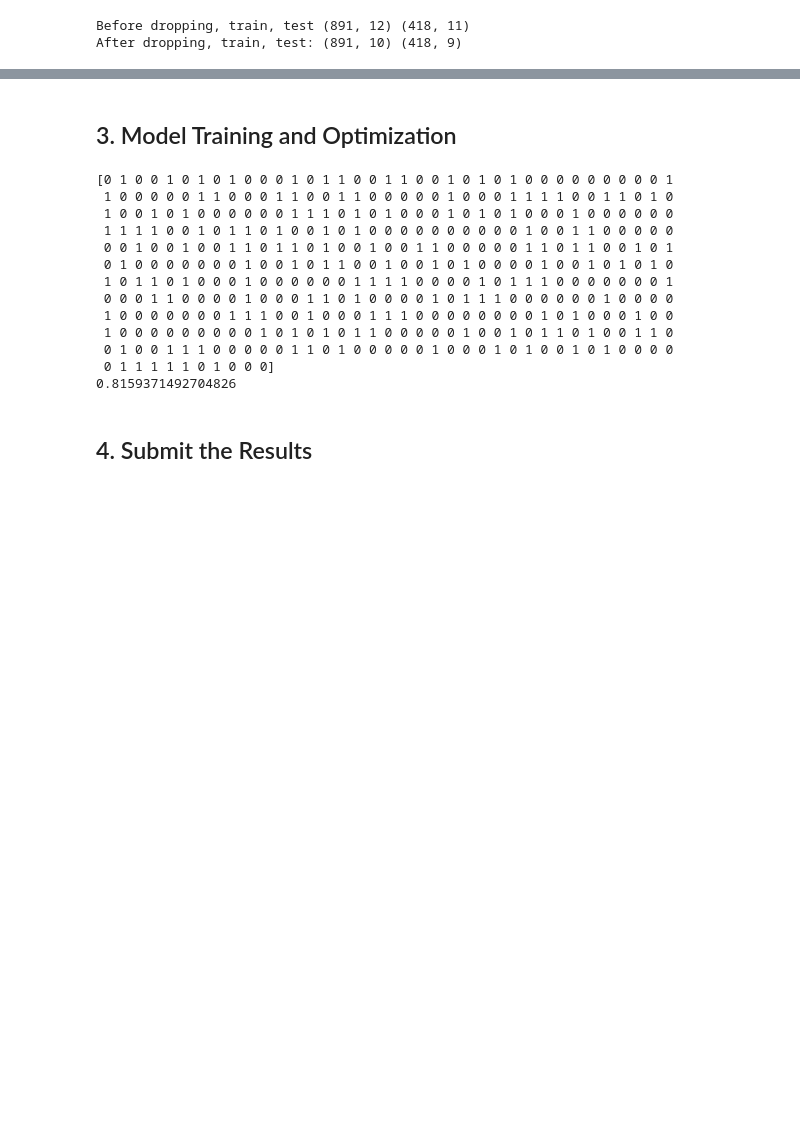
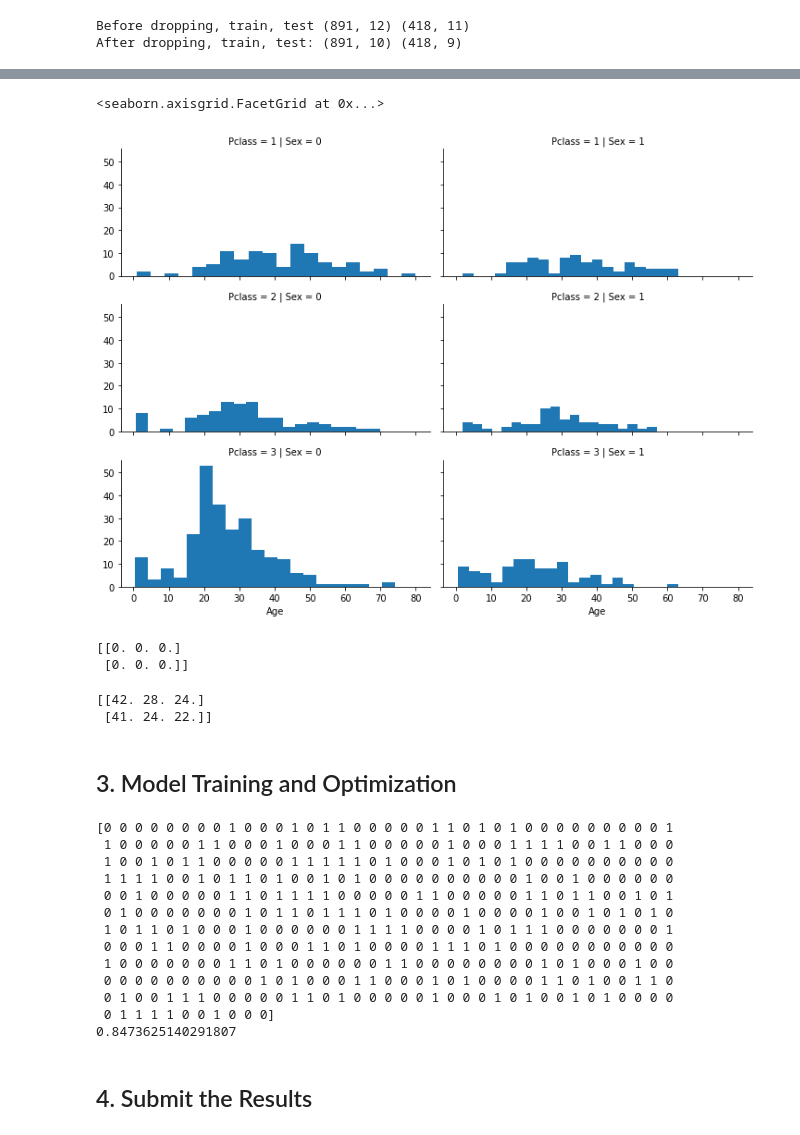
Before and after one commit to MohammadB88/kaggle, a Jupyter notebook: titanic/main.ipynb, the cells around one changed output, grey strips where cells are left out. Drawn from its saved outputs; the diff is of its cells as text; code cells hidden in the pictures; blank space fills up the shorter version.

```diff
--- a/titanic/main.ipynb
+++ b/titanic/main.ipynb
@@ -279,3 +279,46 @@ AttributeError: 'Series' object has no attribute 'info'
+# %%
+# Complete the Age feature using other correlated features like Pclass and Gender.
+# Guess Age values using median values for Age across sets of Pclass and Gender feature combinations. So, median Age for Pclass=1 and Gender=0, Pclass=1 and Gender=1, and so on...
+# There for we use random numbers between mean and standard deviation, condidering the two correlated features
+grid = sns.FacetGrid(train_data, row='Pclass', col='Sex', size=2.5, aspect=2)
+grid.map(plt.hist, 'Age', bins=20)
+grid.add_legend()
+# %% [output]
+<seaborn.axisgrid.FacetGrid at 0x...>
+[figure, added]
+# %%
+# Prepare an array to store the guessed age based on the mean and standard deviation for each pair of (Pclass,gender)
+guess_ages = np.zeros((2,3))
+print(guess_ages)
+# %% [output]
+[[0. 0. 0.]
+ [0. 0. 0.]]
+# %%
+for dataset in [train_data,test_data]:
+    for gen in range(0, 2):
+        for pcls in range(0,3):
+            guess_ds = dataset[(dataset['Sex'] == gen) & (dataset['Pclass'] == pcls+1)]['Age'].dropna()
+
+            # mean_age = guess_ds.mean()
+            # std_age = guess_ds.std()
+            # guess_age = rnd.uniform(mean_age - std_age, mean_age + std_age)
+
+            guess_age = guess_ds.median()
+
+            # Convert random age float to nearest .5 integer age
+            guess_ages[gen,pcls] = int(guess_age/0.5 + 0.5) * 0.5
+
+    # write the guessed ages to the datasets
+    for gen in range(0, 2):
+        for pcls in range(0,3):
+            dataset.loc[(dataset['Age'].isnull()) & (dataset['Sex'] == gen) & (dataset['Pclass'] == pcls + 1), 'Age'] = guess_ages[gen,pcls]
+
+    dataset['Age'] = dataset['Age'].astype(int)
+
+print(guess_ages)
+# %% [output]
+[[42. 28. 24.]
+ [41. 24. 22.]]
 # %% [markdown]
 <a id='train'></a>
 ## 3. Model Training and Optimization
@@ -283,7 +326,7 @@ AttributeError: 'Series' object has no attribute 'info'
 # RandomForestClassifier
 y_train = train_data["Survived"]
 
-features = ["Pclass", "Sex", "SibSp", "Parch"]
+features = ["Pclass", "Sex", "SibSp", "Parch","Age"]
 X_train = pd.get_dummies(train_data[features])
 X_test = pd.get_dummies(test_data[features])
 
@@ -299,19 +342,19 @@ accuracy_RF = model_RF.score(X_train, y_train)
 
 print(accuracy_RF)
 # %% [output]
-[0 1 0 0 1 0 1 0 1 0 0 0 1 0 1 1 0 0 1 1 0 0 1 0 1 0 1 0 0 0 0 0 0 0 0 0 1
- 1 0 0 0 0 0 1 1 0 0 0 1 1 0 0 1 1 0 0 0 0 0 1 0 0 0 1 1 1 1 0 0 1 1 0 1 0
- 1 0 0 1 0 1 0 0 0 0 0 0 1 1 1 0 1 0 1 0 0 0 1 0 1 0 1 0 0 0 1 0 0 0 0 0 0
- 1 1 1 1 0 0 1 0 1 1 0 1 0 0 1 0 1 0 0 0 0 0 0 0 0 0 0 1 0 0 1 1 0 0 0 0 0
- 0 0 1 0 0 1 0 0 1 1 0 1 1 0 1 0 0 1 0 0 1 1 0 0 0 0 0 1 1 0 1 1 0 0 1 0 1
- 0 1 0 0 0 0 0 0 0 1 0 0 1 0 1 1 0 0 1 0 0 1 0 1 0 0 0 0 1 0 0 1 0 1 0 1 0
+[0 0 0 0 0 0 0 0 1 0 0 0 1 0 1 1 0 0 0 0 0 1 1 0 1 0 1 0 0 0 0 0 0 0 0 0 1
+ 1 0 0 0 0 0 1 1 0 0 0 1 0 0 0 1 1 0 0 0 0 0 1 0 0 0 1 1 1 1 0 0 1 1 0 0 0
+ 1 0 0 1 0 1 1 0 0 0 0 0 1 1 1 1 1 0 1 0 0 0 1 0 1 0 1 0 0 0 0 0 0 0 0 0 0
+ 1 1 1 1 0 0 1 0 1 1 0 1 0 0 1 0 1 0 0 0 0 0 0 0 0 0 0 1 0 0 1 0 0 0 0 0 0
+ 0 0 1 0 0 0 0 0 1 1 0 1 1 1 1 0 0 0 0 0 1 1 0 0 0 0 0 1 1 0 1 1 0 0 1 0 1
+ 0 1 0 0 0 0 0 0 0 1 0 1 1 0 1 1 1 0 1 0 0 0 0 1 0 0 0 0 1 0 0 1 0 1 0 1 0
  1 0 1 1 0 1 0 0 0 1 0 0 0 0 0 0 1 1 1 1 0 0 0 0 1 0 1 1 1 0 0 0 0 0 0 0 1
- 0 0 0 1 1 0 0 0 0 1 0 0 0 1 1 0 1 0 0 0 0 1 0 1 1 1 0 0 0 0 0 0 1 0 0 0 0
- 1 0 0 0 0 0 0 0 1 1 1 0 0 1 0 0 0 1 1 1 0 0 0 0 0 0 0 0 1 0 1 0 0 0 1 0 0
- 1 0 0 0 0 0 0 0 0 0 1 0 1 0 1 0 1 1 0 0 0 0 0 1 0 0 1 0 1 1 0 1 0 0 1 1 0
+ 0 0 0 1 1 0 0 0 0 1 0 0 0 1 1 0 1 0 0 0 0 1 1 1 0 1 0 0 0 0 0 0 0 0 0 0 0
+ 1 0 0 0 0 0 0 0 1 1 0 1 0 0 0 0 0 0 1 1 0 0 0 0 0 0 0 0 1 0 1 0 0 0 1 0 0
+ 0 0 0 0 0 0 0 0 0 0 1 0 1 0 0 0 1 1 0 0 0 1 0 1 0 0 0 0 1 1 0 1 0 0 1 1 0
  0 1 0 0 1 1 1 0 0 0 0 0 1 1 0 1 0 0 0 0 0 1 0 0 0 1 0 1 0 0 1 0 1 0 0 0 0
- 0 1 1 1 1 1 0 1 0 0 0]
-0.8159371492704826
+ 0 1 1 1 1 0 0 1 0 0 0]
+0.8473625140291807
 # %% [markdown]
 <a id='submit'></a>
 ## 4. Submit the Results
```
Also changed, not shown: parts of 5 cells of this notebook, 1 other file.
